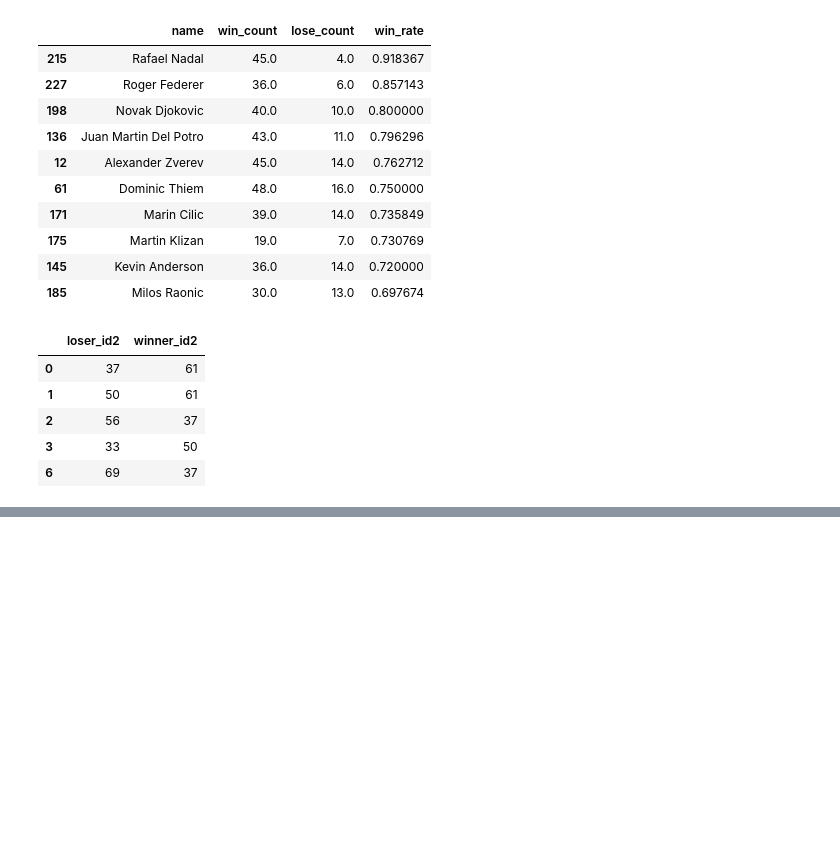
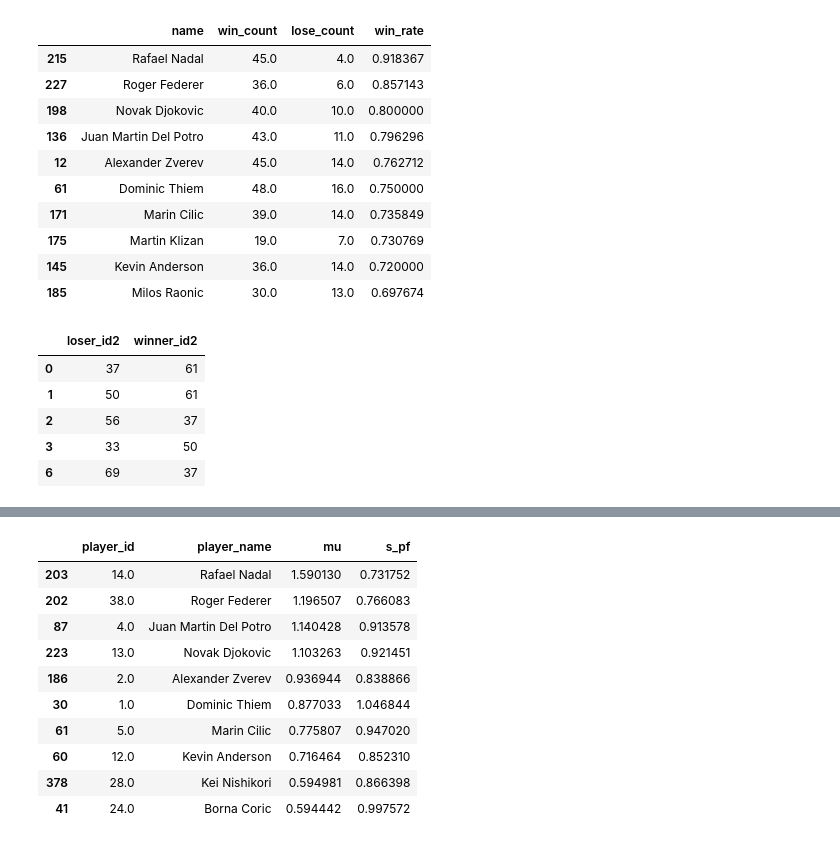
Before and after one commit to rmizuta3/tennis_analysys, a Jupyter notebook: code/atp2018_bayesmodel.ipynb, the cells around one changed output, grey strips where cells are left out. Saved outputs shown, nothing was run; the diff lists cells and outputs as text; code cells hidden in the pictures; blank space fills up the shorter version.

```diff
--- a/code/atp2018_bayesmodel.ipynb
+++ b/code/atp2018_bayesmodel.ipynb
@@ -116,10 +118,22 @@ players=pd.concat([winners,losers],axis=0)
 players=players.drop_duplicates()
 players=players.sort_values(by="player_id")
 # %%
-idname["mu"]=np.median(result["mu"],axis=0)
-idname["s_pf"]=np.median(result["s_pf"],axis=0)
+players["mu"]=np.median(result["mu"],axis=0)
+players["s_pf"]=np.median(result["s_pf"],axis=0)
 # %%
 #強さの上位
-idname.sort_values(by="mu",ascending=False).head(10)
+players.sort_values(by="mu",ascending=False).head(10)
+# %% [output]
+|  | player_id | player_name | mu | s_pf |
+| 203 | 14.0 | Rafael Nadal | 1.590130 | 0.731752 |
+| 202 | 38.0 | Roger Federer | 1.196507 | 0.766083 |
+| 87 | 4.0 | Juan Martin Del Potro | 1.140428 | 0.913578 |
+| 223 | 13.0 | Novak Djokovic | 1.103263 | 0.921451 |
+| 186 | 2.0 | Alexander Zverev | 0.936944 | 0.838866 |
+| 30 | 1.0 | Dominic Thiem | 0.877033 | 1.046844 |
+| 61 | 5.0 | Marin Cilic | 0.775807 | 0.947020 |
+| 60 | 12.0 | Kevin Anderson | 0.716464 | 0.852310 |
+| 378 | 28.0 | Kei Nishikori | 0.594981 | 0.866398 |
+| 41 | 24.0 | Borna Coric | 0.594442 | 0.997572 |
 # %%
 #勝負ムラの上位
```
Also changed, not shown: parts of 5 cells of this notebook.
